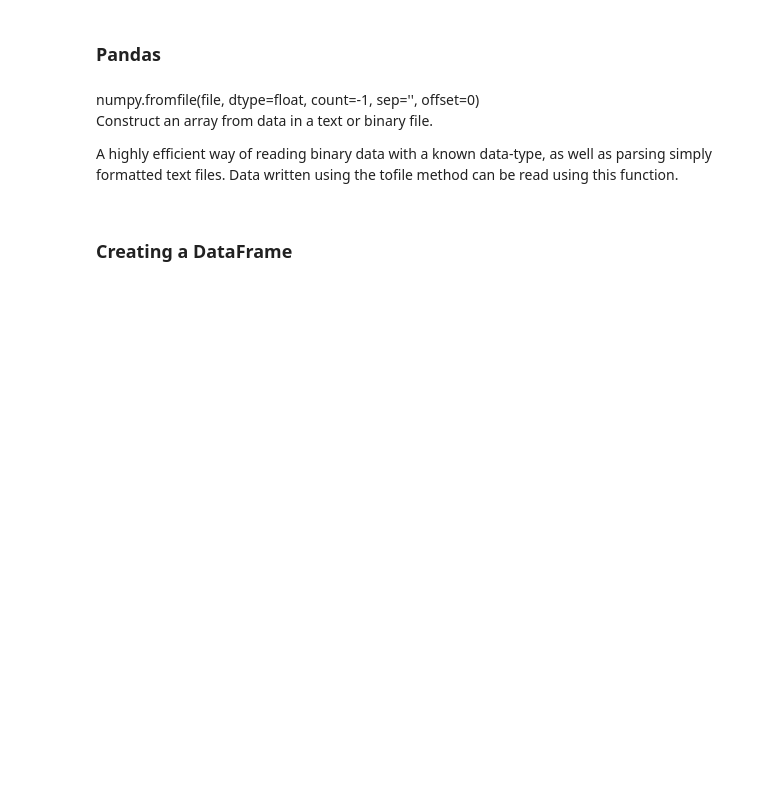
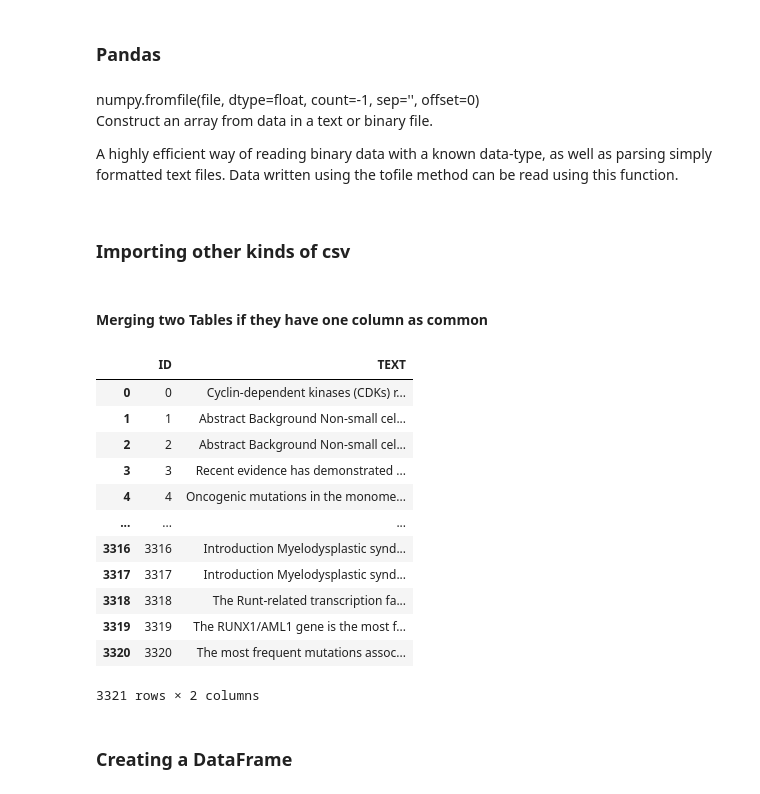
Before and after one commit to ranadheer314/Machine-Learning, a Jupyter notebook: PanumP.ipynb, the cells around one changed output. Cells and saved outputs as stored; diff of their text form; code cells hidden in the pictures; blank space fills up the shorter version.

Commit message:
updated based upon Quora Project

```diff
--- a/PanumP.ipynb
+++ b/PanumP.ipynb
@@ -8,6 +8,29 @@ import numpy as np
 Construct an array from data in a text or binary file.
 
 A highly efficient way of reading binary data with a known data-type, as well as parsing simply formatted text files. Data written using the tofile method can be read using this function.<p>
+# %% [markdown]
+### Importing other kinds of csv
+# %%
+path=r"C:\Users\ranad\Desktop\Sche\Machine learning\Projects\Personalized Cancer Diagnosis\training"
+data_text =pd.read_csv(path+"\\training_text",sep="\|\|",engine="python",names=["ID","TEXT"],skiprows=1)
+# %% [markdown]
+#### Merging two Tables if they have one column as common
+# %%
+final_data=pd.merge(data,data_text,on="ID",how="left") # New Thing
+# %% [output]
+|  | ID | TEXT |
+| 0 | 0 | Cyclin-dependent kinases (CDKs) r... |
+| 1 | 1 | Abstract Background Non-small cel... |
+| 2 | 2 | Abstract Background Non-small cel... |
+| 3 | 3 | Recent evidence has demonstrated ... |
+| 4 | 4 | Oncogenic mutations in the monome... |
+| ... | ... | ... |
+| 3316 | 3316 | Introduction Myelodysplastic synd... |
+| 3317 | 3317 | Introduction Myelodysplastic synd... |
+| 3318 | 3318 | The Runt-related transcription fa... |
+| 3319 | 3319 | The RUNX1/AML1 gene is the most f... |
+| 3320 | 3320 | The most frequent mutations assoc... |
+3321 rows × 2 columns
 # %% [markdown]
 ### Creating a DataFrame
 # %%
```
Also changed, not shown: parts of 17 cells of this notebook, 1 other file.
